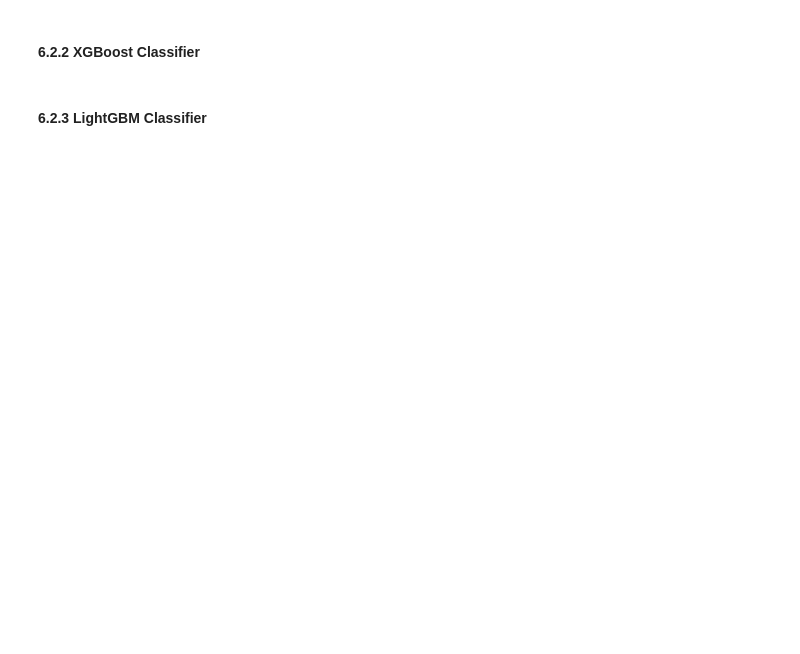
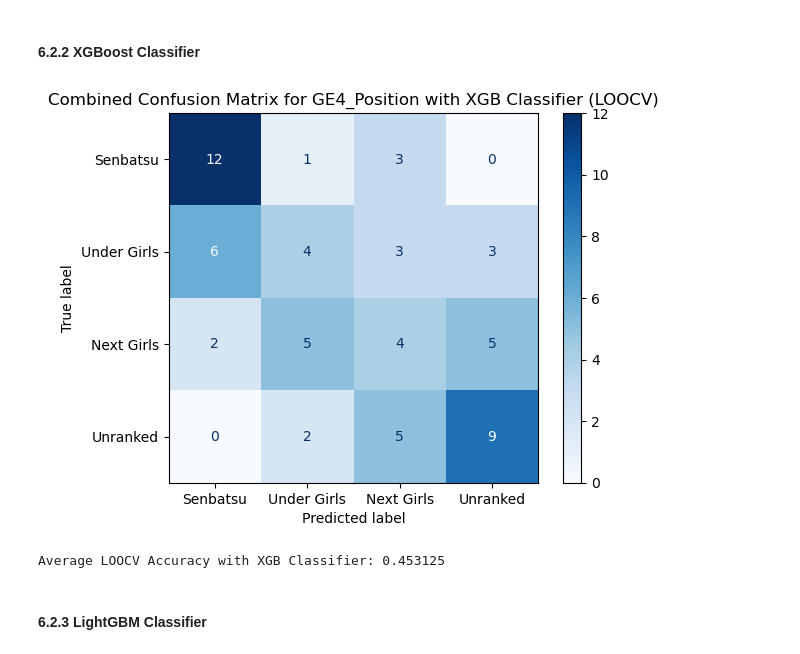
Before and after one commit to vk-poonyakanok/BNK48_CGM48_GE4_Analysis, a Jupyter notebook: BNK48_CGM48_GE4_predictive_analysis.ipynb, the cells around one changed output. Cells and saved outputs as stored; diff of their text form; code cells hidden in the pictures; blank space fills up the shorter version.

Commit message:
Update BNK48_CGM48_GE4_predictive_analysis.ipynb
Ensemble Model

```diff
--- a/BNK48_CGM48_GE4_predictive_analysis.ipynb
+++ b/BNK48_CGM48_GE4_predictive_analysis.ipynb
@@ -643,5 +654,73 @@ plt.show()
 # %% [markdown]
 #### 6.2.2 XGBoost Classifier
+# %%
+# Best hyperparameters from Optuna 0.453125
+xgb_params = {
+    'n_estimators': 62,
+    'max_depth': 8,
+    'learning_rate': 0.11114923496035016,
+    'subsample': 0.9499659309339268,
+    'colsample_bytree': 0.5098434893993684,
+    'gamma': 1.7185116077799458,
+    'reg_alpha': 0.0007889051898621077,
+    'reg_lambda': 0.012575505023707996,
+    'min_child_weight': 5,
+    'random_state': 42,
+    'use_label_encoder': False,
+    'eval_metric': 'mlogloss'
+}
+
+# Initialize the XGB Classifier
+xgb_classifier = xgb.XGBClassifier(**xgb_params)
+
+# Initialize Leave-One-Out Cross-Validation
+loocv = LeaveOneOut()
+
+# Lists to store metrics
+accuracies = []
+conf_matrices = []
+
+# Perform Leave-One-Out Cross-Validation
+for train_index, test_index in loocv.split(X_noGE4):
+    X_train, X_test = X_noGE4.iloc[train_index], X_noGE4.iloc[test_index]
+    y_train, y_test = y_position_encoded[train_index], y_position_encoded[test_index]
+
+    # Fit the model
+    xgb_classifier.fit(X_train, y_train)
+
+    # Predict and evaluate
+    y_pred = xgb_classifier.predict(X_test)
+    accuracies.append(accuracy_score(y_test, y_pred))
+
+    # Generate and store confusion matrix for the current split
+    cm = confusion_matrix(y_test, y_pred, labels=order_indices)
+    conf_matrices.append(cm)
+
+# Calculate average accuracy
+average_accuracy = np.mean(accuracies)
+
+# Combine individual confusion matrices into one
+combined_conf_matrix = np.sum(conf_matrices, axis=0)
+
+# Display the combined confusion matrix with your desired order of labels
+disp = ConfusionMatrixDisplay(
+    confusion_matrix=combined_conf_matrix,
+    display_labels=order_labels
+)
+
+# Plot the confusion matrix
+fig, ax = plt.subplots()
+disp.plot(cmap=plt.cm.Blues, ax=ax)
+ax.set_title('Combined Confusion Matrix for GE4_Position with XGB Classifier (LOOCV)')
+ax.set_xlabel('Predicted label')
+ax.set_ylabel('True label')
+plt.show()
+
+# Print the average accuracy
+print(f"Average LOOCV Accuracy with XGB Classifier: {average_accuracy}")
+# %% [output]
+[figure, added]
+Average LOOCV Accuracy with XGB Classifier: 0.453125
 # %% [markdown]
 <a id='6-2-3'></a>
 
```
Also changed, not shown: parts of 13 cells of this notebook.
